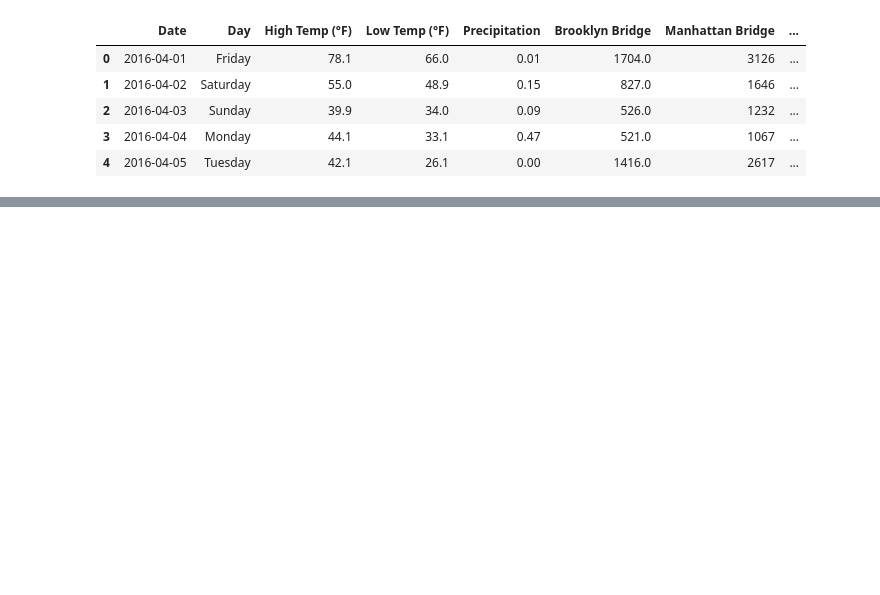
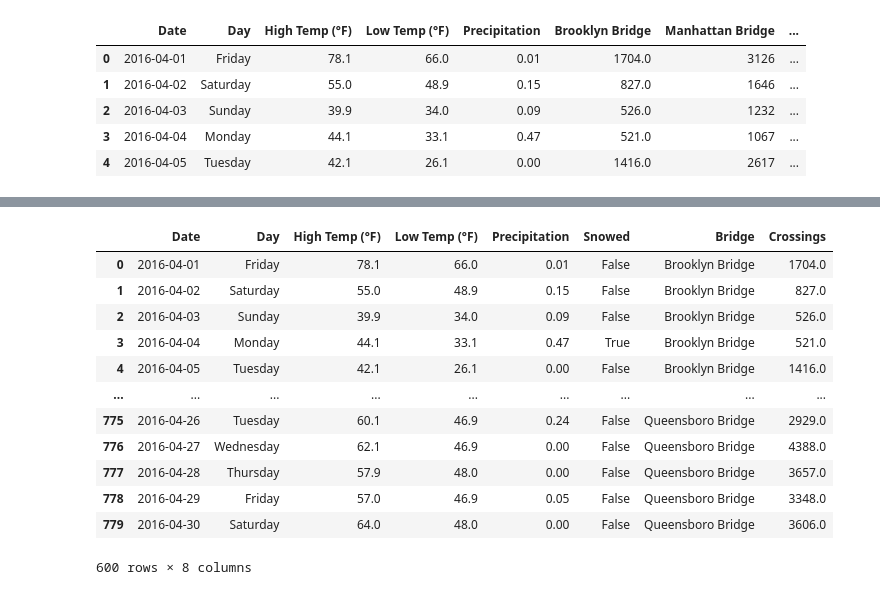
Before and after one commit to jmillerbrooks/Pivot-Tables-With-NYC-Bikes, a Jupyter notebook: blog.ipynb, the cells around one changed output, grey strips where cells are left out. Drawn from its saved outputs; the diff is of its cells as text; code cells hidden in the pictures; blank space fills up the shorter version.

```diff
--- a/blog.ipynb
+++ b/blog.ipynb
@@ -47,0 +69,16 @@ df.pivot_table(index='Date')
+# %%
+bikes.groupby(['Date', 'Bridge']).head()
+# %% [output]
+|  | Date | Day | High Temp (°F) | Low Temp (°F) | Precipitation | Snowed | Bridge | Crossings |
+| 0 | 2016-04-01 | Friday | 78.1 | 66.0 | 0.01 | False | Brooklyn Bridge | 1704.0 |
+| 1 | 2016-04-02 | Saturday | 55.0 | 48.9 | 0.15 | False | Brooklyn Bridge | 827.0 |
+| 2 | 2016-04-03 | Sunday | 39.9 | 34.0 | 0.09 | False | Brooklyn Bridge | 526.0 |
+| 3 | 2016-04-04 | Monday | 44.1 | 33.1 | 0.47 | True | Brooklyn Bridge | 521.0 |
+| 4 | 2016-04-05 | Tuesday | 42.1 | 26.1 | 0.00 | False | Brooklyn Bridge | 1416.0 |
+| ... | ... | ... | ... | ... | ... | ... | ... | ... |
+| 775 | 2016-04-26 | Tuesday | 60.1 | 46.9 | 0.24 | False | Queensboro Bridge | 2929.0 |
+| 776 | 2016-04-27 | Wednesday | 62.1 | 46.9 | 0.00 | False | Queensboro Bridge | 4388.0 |
+| 777 | 2016-04-28 | Thursday | 57.9 | 48.0 | 0.00 | False | Queensboro Bridge | 3657.0 |
+| 778 | 2016-04-29 | Friday | 57.0 | 46.9 | 0.05 | False | Queensboro Bridge | 3348.0 |
+| 779 | 2016-04-30 | Saturday | 64.0 | 48.0 | 0.00 | False | Queensboro Bridge | 3606.0 |
+600 rows × 8 columns
```
Also changed, not shown: parts of 9 cells of this notebook.
